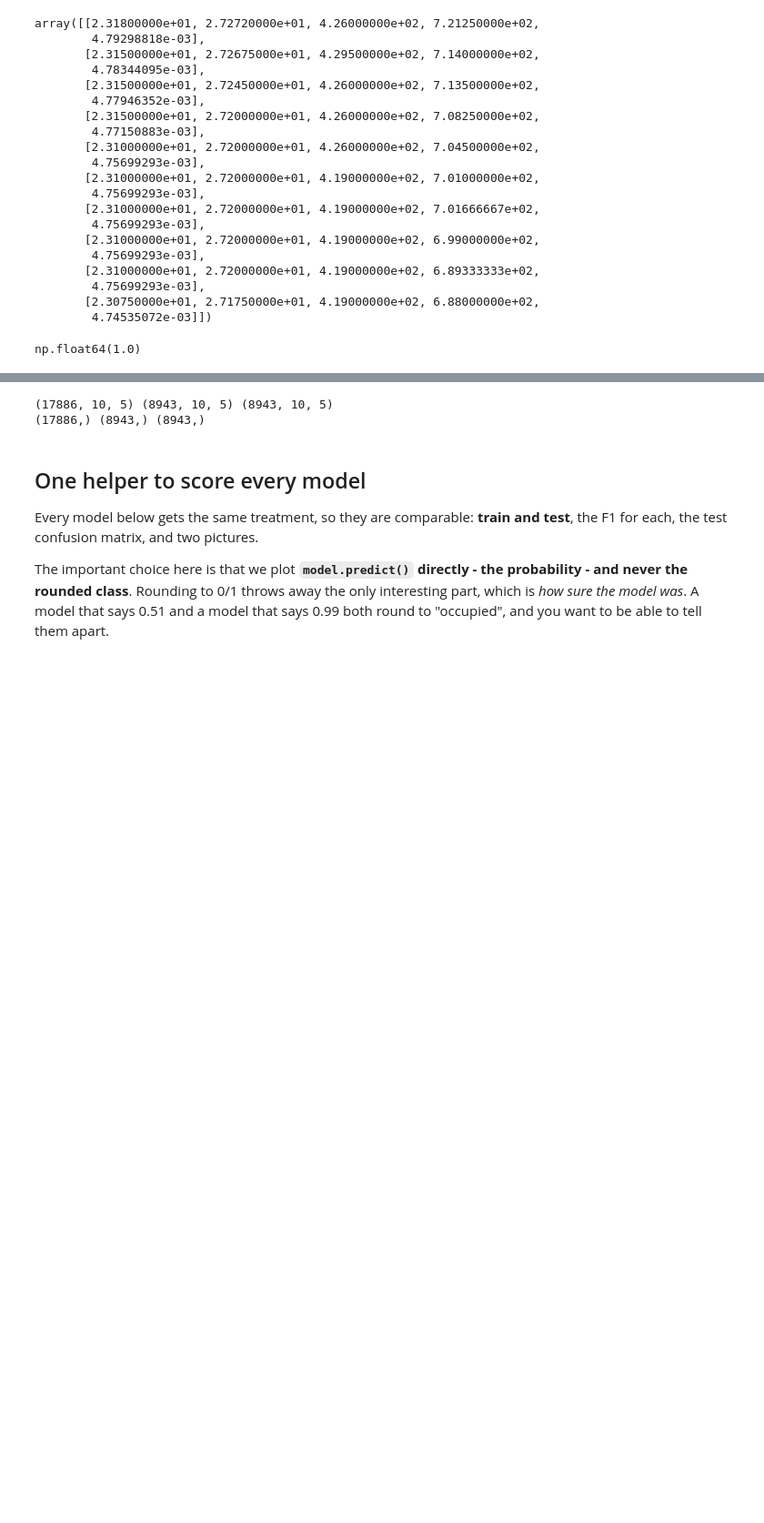
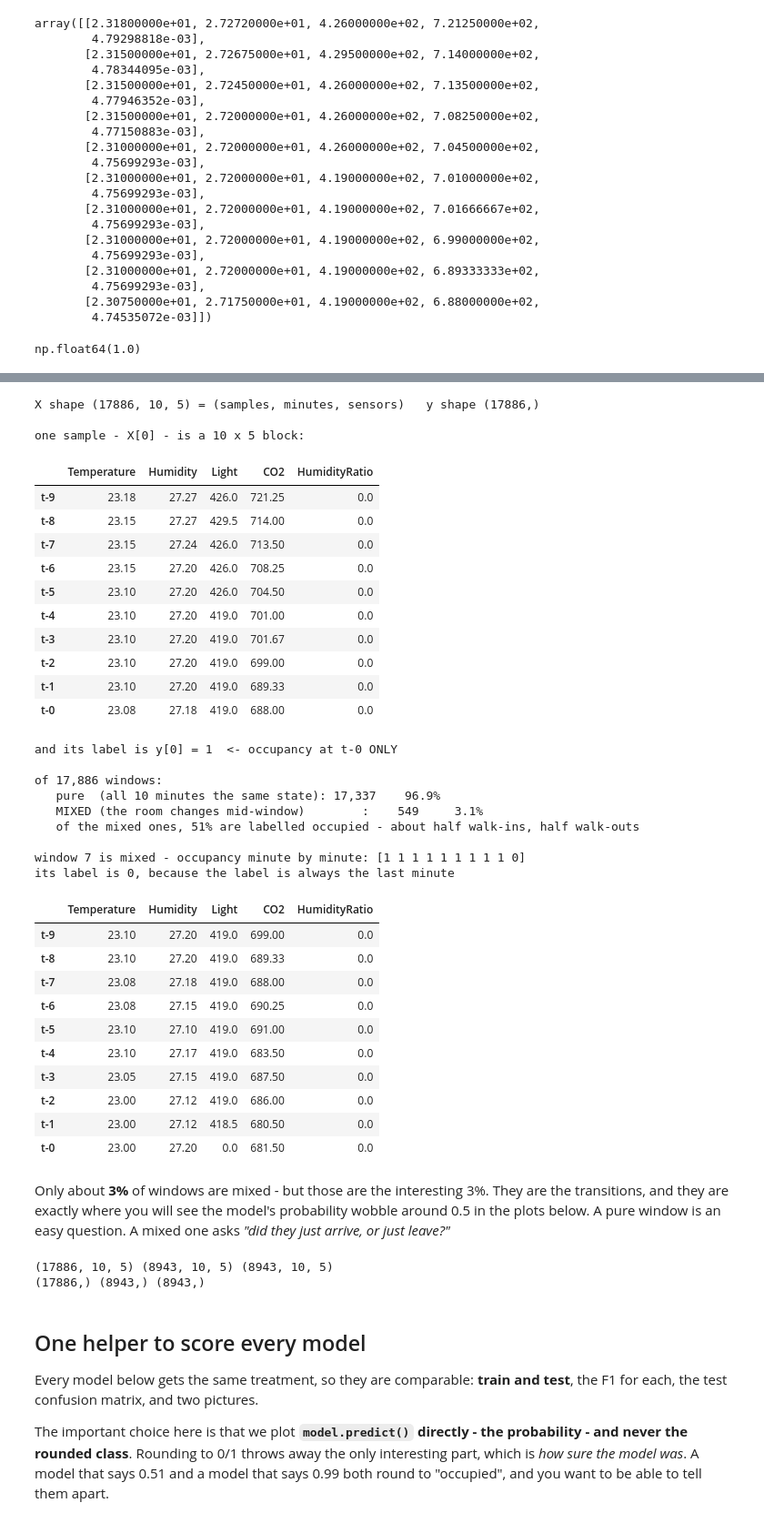
Before and after one commit to drdave-teaching/OPIM5509-notebooks, a Jupyter notebook: Module4/Multivariate_Occupancy_RNN.ipynb, the cells around one changed output, grey strips where cells are left out. Shown at 91% size. Cells and saved outputs as stored; diff of their text form; code cells hidden in the pictures; blank space fills up the shorter version.

```diff
--- a/Module4/Multivariate_Occupancy_RNN.ipynb
+++ b/Module4/Multivariate_Occupancy_RNN.ipynb
@@ -202,3 +222,66 @@ np.float64(1.0)
+# %%
+sensors = list(df.columns[:-1])                 # the 5 inputs; Occupancy is the target, and is NOT in X
+idx = [f"t-{n_steps-1-i}" for i in range(n_steps)]   # t-9 (oldest) ... t-0 (the minute being classified)
+
+print(f"X shape {X.shape} = (samples, minutes, sensors)   y shape {y.shape}")
+print(f"\none sample - X[0] - is a {n_steps} x {len(sensors)} block:")
+display(pd.DataFrame(X[0], columns=sensors, index=idx).round(2))
+print(f"and its label is y[0] = {y[0]:.0f}  <- occupancy at t-0 ONLY")
+
+# how often does the room change state inside a single window?
+occ  = df["Occupancy"].values
+wins = np.lib.stride_tricks.sliding_window_view(occ, n_steps)   # every window's occupancy, minute by minute
+mixed = wins.min(axis=1) != wins.max(axis=1)
+
+print(f"\nof {len(wins):,} windows:")
+print(f"   pure  (all {n_steps} minutes the same state): {(~mixed).sum():>6,}   {(~mixed).mean():6.1%}")
+print(f"   MIXED (the room changes mid-window)        : {mixed.sum():>6,}   {mixed.mean():6.1%}")
+print(f"   of the mixed ones, {wins[mixed][:, -1].mean():.0%} are labelled occupied - about half walk-ins, half walk-outs")
+
+# look at one of the mixed ones
+m = int(np.argmax(mixed))
+print(f"\nwindow {m} is mixed - occupancy minute by minute: {wins[m].astype(int)}")
+print(f"its label is {wins[m][-1]:.0f}, because the label is always the last minute")
+display(pd.DataFrame(X[m], columns=sensors, index=idx).round(2))
+# %% [output]
+X shape (17886, 10, 5) = (samples, minutes, sensors)   y shape (17886,)
+
+one sample - X[0] - is a 10 x 5 block:
+|  | Temperature | Humidity | Light | CO2 | HumidityRatio |
+| t-9 | 23.18 | 27.27 | 426.0 | 721.25 | 0.0 |
+| t-8 | 23.15 | 27.27 | 429.5 | 714.00 | 0.0 |
+| t-7 | 23.15 | 27.24 | 426.0 | 713.50 | 0.0 |
+| t-6 | 23.15 | 27.20 | 426.0 | 708.25 | 0.0 |
+| t-5 | 23.10 | 27.20 | 426.0 | 704.50 | 0.0 |
+| t-4 | 23.10 | 27.20 | 419.0 | 701.00 | 0.0 |
+| t-3 | 23.10 | 27.20 | 419.0 | 701.67 | 0.0 |
+| t-2 | 23.10 | 27.20 | 419.0 | 699.00 | 0.0 |
+| t-1 | 23.10 | 27.20 | 419.0 | 689.33 | 0.0 |
+| t-0 | 23.08 | 27.18 | 419.0 | 688.00 | 0.0 |
+and its label is y[0] = 1  <- occupancy at t-0 ONLY
+
+of 17,886 windows:
+   pure  (all 10 minutes the same state): 17,337    96.9%
+   MIXED (the room changes mid-window)        :    549     3.1%
+   of the mixed ones, 51% are labelled occupied - about half walk-ins, half walk-outs
+
+window 7 is mixed - occupancy minute by minute: [1 1 1 1 1 1 1 1 1 0]
+its label is 0, because the label is always the last minute
+|  | Temperature | Humidity | Light | CO2 | HumidityRatio |
+| t-9 | 23.10 | 27.20 | 419.0 | 699.00 | 0.0 |
+| t-8 | 23.10 | 27.20 | 419.0 | 689.33 | 0.0 |
+| t-7 | 23.08 | 27.18 | 419.0 | 688.00 | 0.0 |
+| t-6 | 23.08 | 27.15 | 419.0 | 690.25 | 0.0 |
+| t-5 | 23.10 | 27.10 | 419.0 | 691.00 | 0.0 |
+| t-4 | 23.10 | 27.17 | 419.0 | 683.50 | 0.0 |
+| t-3 | 23.05 | 27.15 | 419.0 | 687.50 | 0.0 |
+| t-2 | 23.00 | 27.12 | 419.0 | 686.00 | 0.0 |
+| t-1 | 23.00 | 27.12 | 418.5 | 680.50 | 0.0 |
+| t-0 | 23.00 | 27.20 | 0.0 | 681.50 | 0.0 |
+# %% [markdown]
+Only about **3%** of windows are mixed - but those are the interesting 3%. They are the transitions, and they
+are exactly where you will see the model's probability wobble around 0.5 in the plots below. A pure window is an
+easy question. A mixed one asks *"did they just arrive, or just leave?"*
 # %%
 # split the data into train and test partitions
 # we will use 50% of the data for train, and 50% for validation
```
Also changed, not shown: parts of 8 cells of this notebook, 5 other files.
